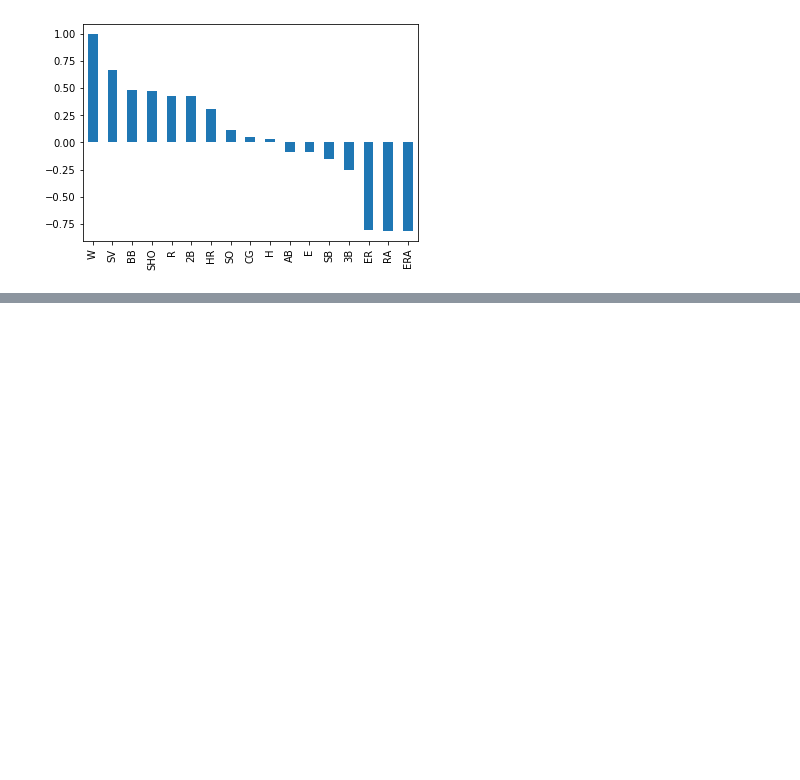
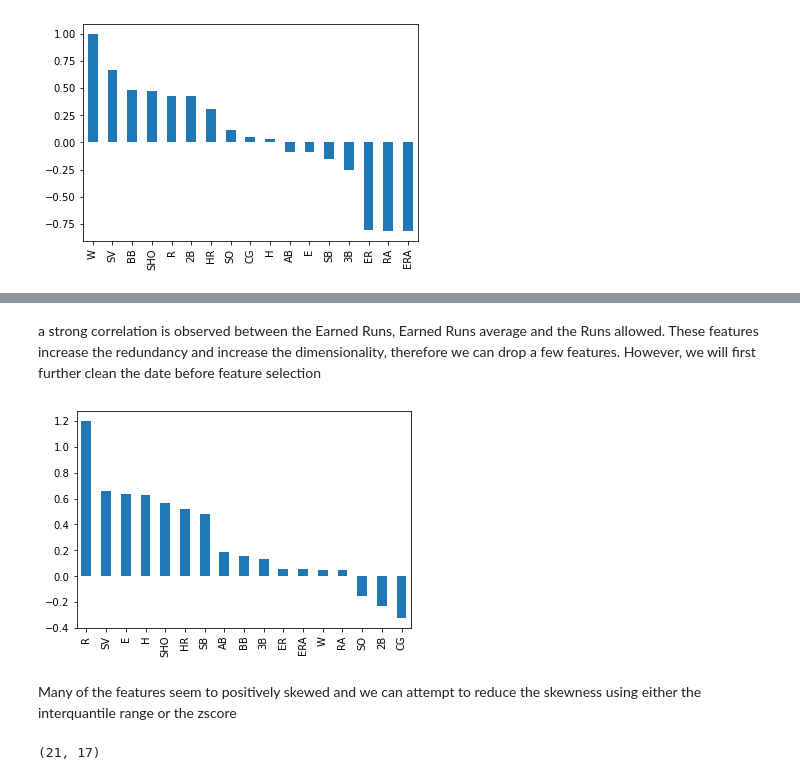
Before and after one commit to zobekenobe/DT-Evaluation-Project, a Jupyter notebook: Project 1.ipynb, the cells around one changed output, grey strips where cells are left out. Drawn from its saved outputs; the diff is of its cells as text; code cells hidden in the pictures; blank space fills up the shorter version.

```diff
--- a/Project 1.ipynb
+++ b/Project 1.ipynb
@@ -184,0 +195,9 @@ plt.show()
+# %% [markdown]
+a strong correlation is observed between the Earned Runs, Earned Runs average and the Runs allowed. These features increase the redundancy and increase the dimensionality, therefore we can drop a few features. However, we will first further clean the date before feature selection
+# %%
+df.skew().sort_values(ascending = False).plot.bar()
+plt.show()
+# %% [output]
+[figure, added]
+# %% [markdown]
+Many of the features seem to positively skewed and we can attempt to reduce the skewness using either the interquantile range or the zscore
@@ -184,0 +218,4 @@ plt.show()
+# %%
+df2.shape
+# %% [output]
+(21, 17)
```
Also changed, not shown: parts of 19 cells of this notebook.
